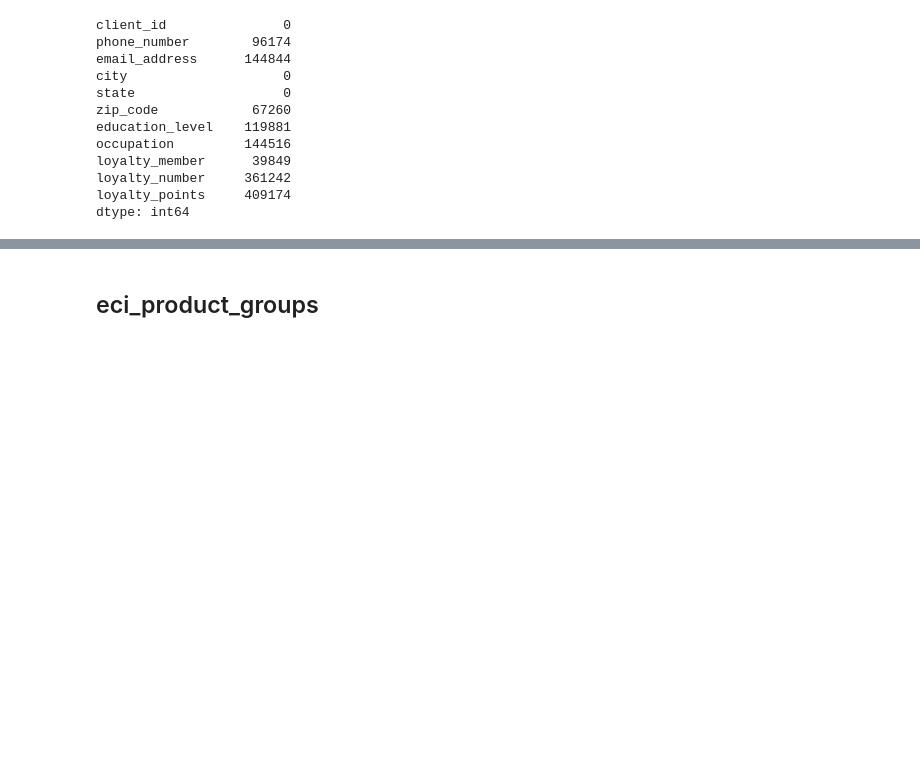
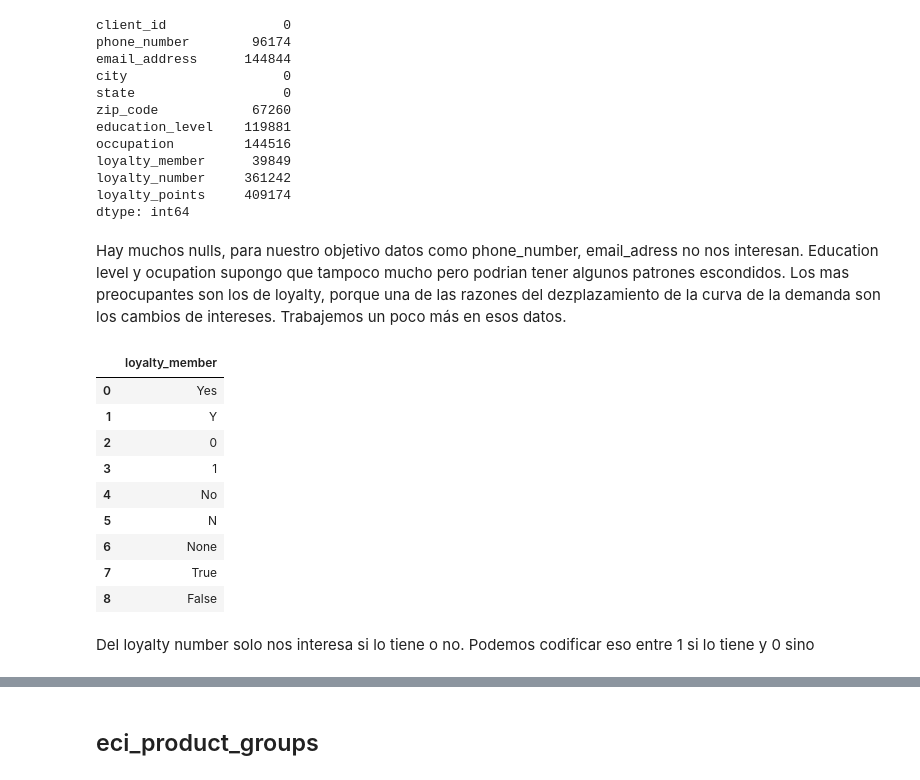
Before and after one commit to Emiliano-Torres/proyecto_eci, a Jupyter notebook: Docs.ipynb, the cells around one changed output, grey strips where cells are left out. Cells and saved outputs as stored; diff of their text form; code cells hidden in the pictures; blank space fills up the shorter version.

```diff
--- a/Docs.ipynb
+++ b/Docs.ipynb
@@ -35,3 +50,5 @@ loyalty_member      39849
 loyalty_number     361242
 loyalty_points     409174
 dtype: int64
+# %% [markdown]
+Hay muchos nulls, para nuestro objetivo datos como phone_number, email_adress no nos interesan. Education level y ocupation supongo que tampoco mucho pero podrian tener algunos patrones escondidos.  Los mas preocupantes son los de loyalty, porque una de las razones del dezplazamiento de la curva de la demanda son los cambios de intereses. Trabajemos un poco más en esos datos.
@@ -37,0 +57,17 @@ dtype: int64
+# %%
+#Parecen variables categoricas pero comprobemoslo
+consulta=sql^"""Select DISTINCT loyalty_member from customer_data"""
+consulta #mala calidad de datos
+# %% [output]
+|  | loyalty_member |
+| 0 | Yes |
+| 1 | Y |
+| 2 | 0 |
+| 3 | 1 |
+| 4 | No |
+| 5 | N |
+| 6 | None |
+| 7 | True |
+| 8 | False |
+# %% [markdown]
+Del loyalty number solo nos interesa si lo tiene o no. Podemos codificar eso entre 1 si lo tiene y 0 sino
```
Also changed, not shown: parts of 6 cells of this notebook, 1 other file.
